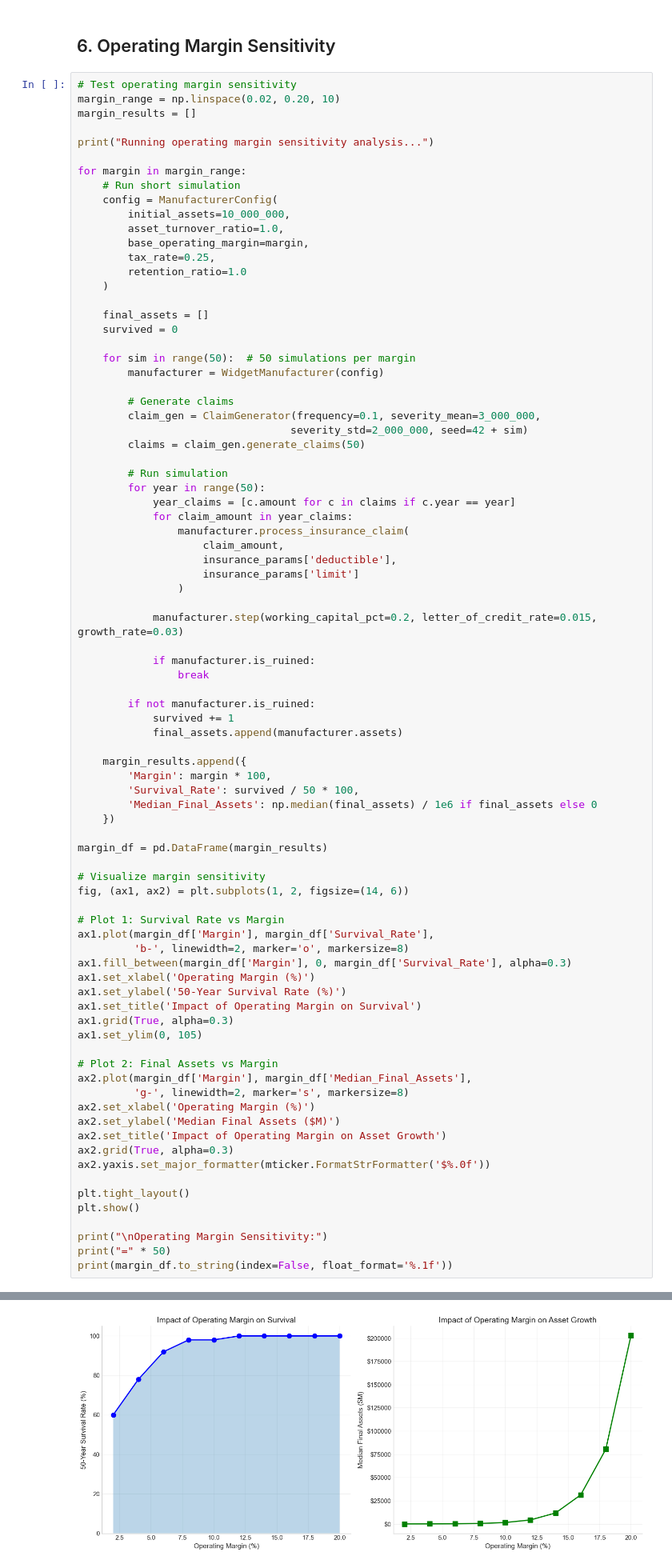
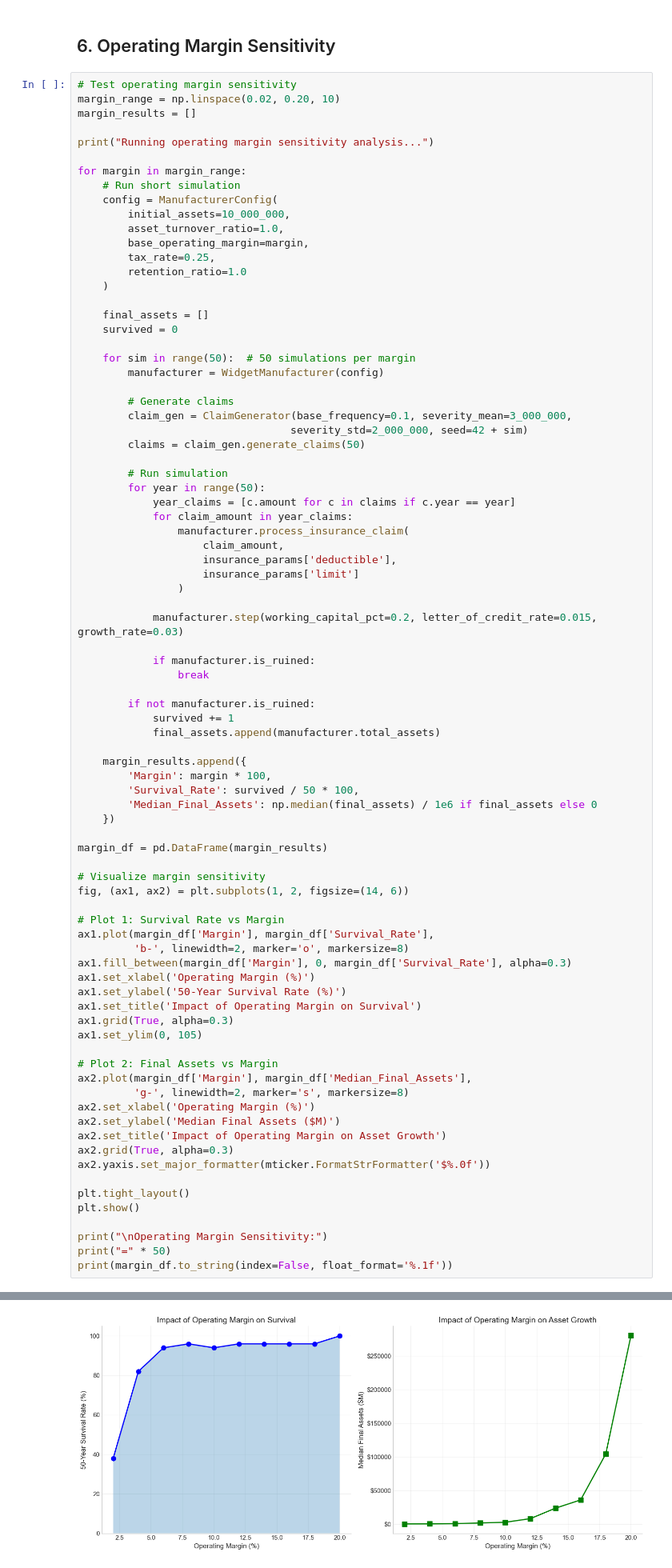
Before and after one commit to AlexFiliakov/Ergodic-Insurance-Limits, a Jupyter notebook: ergodic_insurance/notebooks/03_growth_dynamics.ipynb, the cells around one changed output, grey strips where cells are left out. Shown at 80% size. Saved outputs shown, nothing was run; the diff lists cells and outputs as text.

```diff
--- a/ergodic_insurance/notebooks/03_growth_dynamics.ipynb
+++ b/ergodic_insurance/notebooks/03_growth_dynamics.ipynb
@@ -450,7 +442,7 @@ for margin in margin_range:
         manufacturer = WidgetManufacturer(config)
 
         # Generate claims
-        claim_gen = ClaimGenerator(frequency=0.1, severity_mean=3_000_000,
+        claim_gen = ClaimGenerator(base_frequency=0.1, severity_mean=3_000_000,
                                   severity_std=2_000_000, seed=42 + sim)
         claims = claim_gen.generate_claims(50)
 
@@ -471,7 +463,7 @@ for margin in margin_range:
 
         if not manufacturer.is_ruined:
             survived += 1
-            final_assets.append(manufacturer.assets)
+            final_assets.append(manufacturer.total_assets)
 
     margin_results.append({
         'Margin': margin * 100,
@@ -551,4 +531,4 @@ Company became insolvent with equity: $-25,786.09
-[figure, old version]
+[figure, new version]
 Operating Margin Sensitivity:
 ==================================================
  Margin  Survival_Rate  Median_Final_Assets
```
Also changed, not shown: parts of 9 cells of this notebook, 6 other files.
